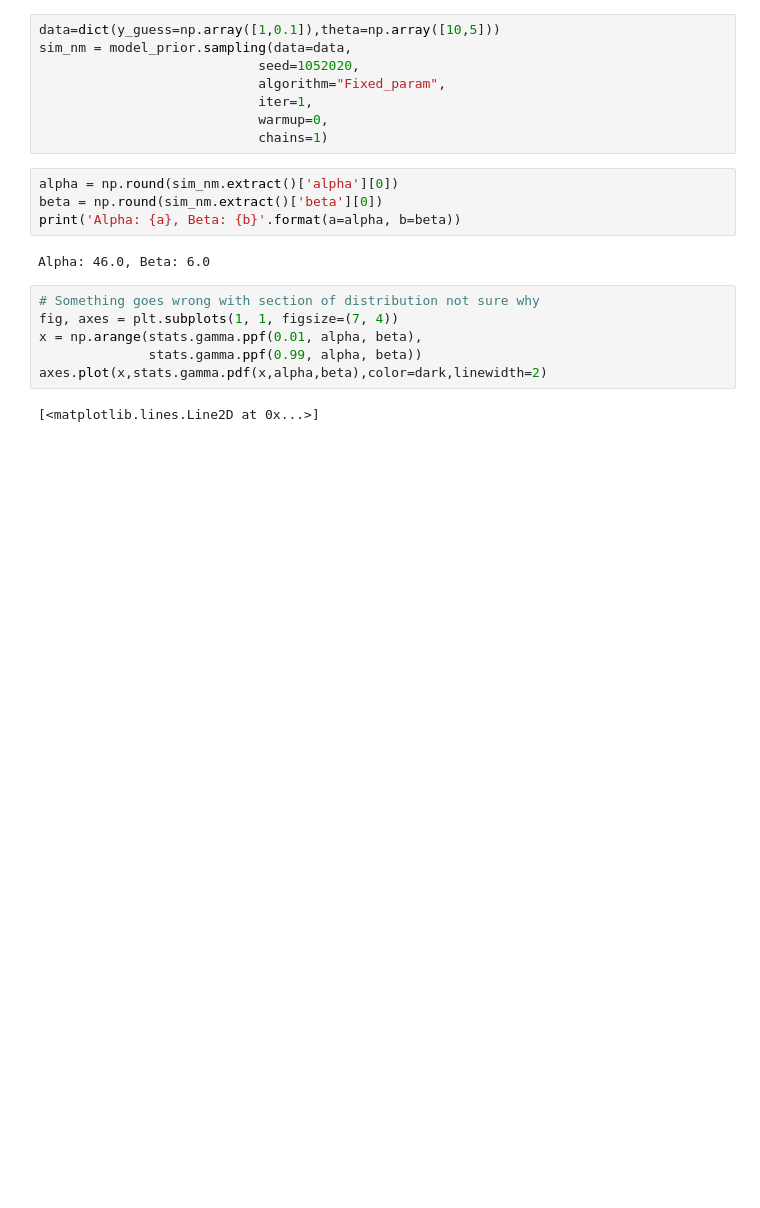
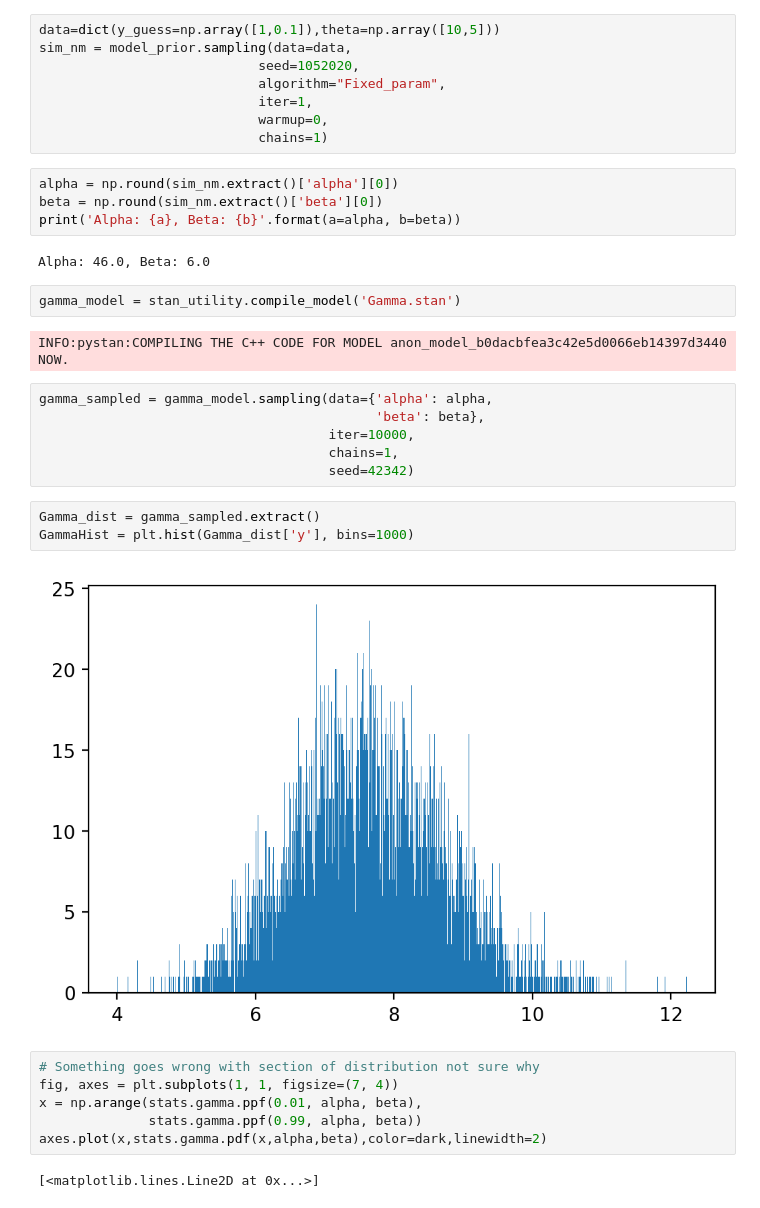
Before and after one commit to wkula/Data_Analytics, a Jupyter notebook: Lab3.ipynb, the cells around one changed output. Saved outputs shown, nothing was run; the diff lists cells and outputs as text; blank space fills up the shorter version.

Commit message:
Task1 extended for stan model sampling

```diff
--- a/Lab3.ipynb
+++ b/Lab3.ipynb
@@ -116,6 +116,21 @@ beta = np.round(sim_nm.extract()['beta'][0])
 print('Alpha: {a}, Beta: {b}'.format(a=alpha, b=beta))
 # %% [output]
 Alpha: 46.0, Beta: 6.0
+# %%
+gamma_model = stan_utility.compile_model('Gamma.stan')
+# %% [output]
+INFO:pystan:COMPILING THE C++ CODE FOR MODEL anon_model_b0dacbfea3c42e5d0066eb14397d3440 NOW.
+# %%
+gamma_sampled = gamma_model.sampling(data={'alpha': alpha,
+                                           'beta': beta},
+                                     iter=10000,
+                                     chains=1,
+                                     seed=42342)
+# %%
+Gamma_dist = gamma_sampled.extract()
+GammaHist = plt.hist(Gamma_dist['y'], bins=1000)
+# %% [output]
+[figure, added]
 # %%
 # Something goes wrong with section of distribution not sure why
 fig, axes = plt.subplots(1, 1, figsize=(7, 4))
```
Also changed, not shown: 1 other file.
